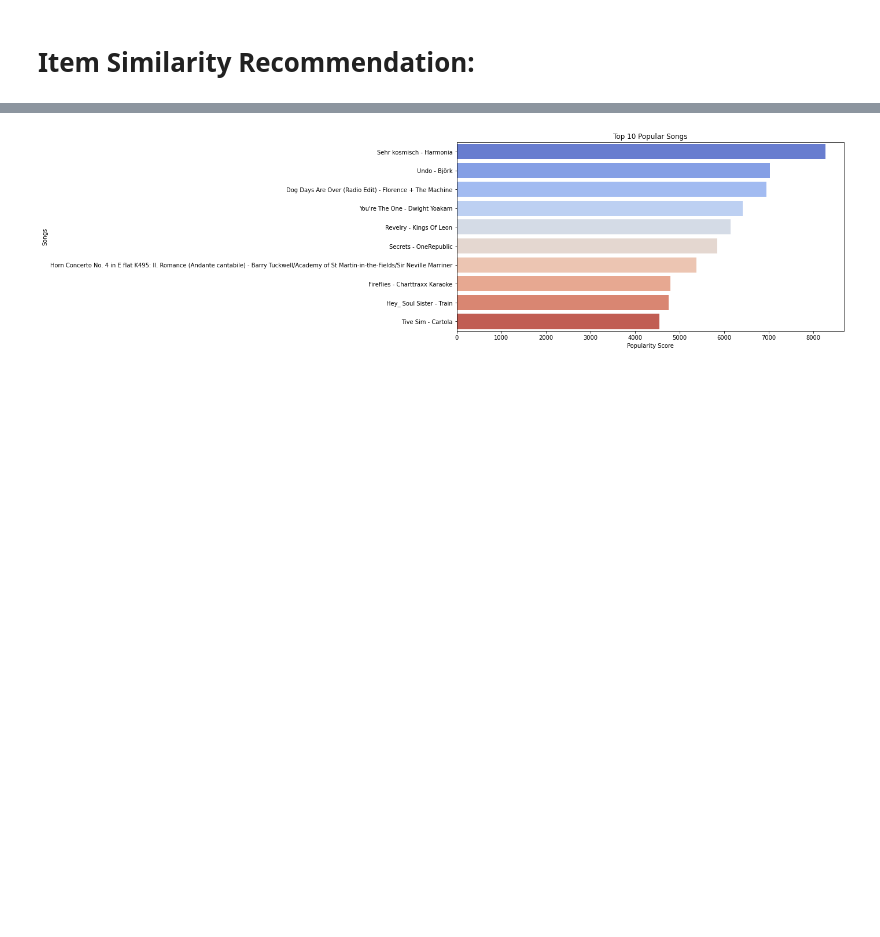
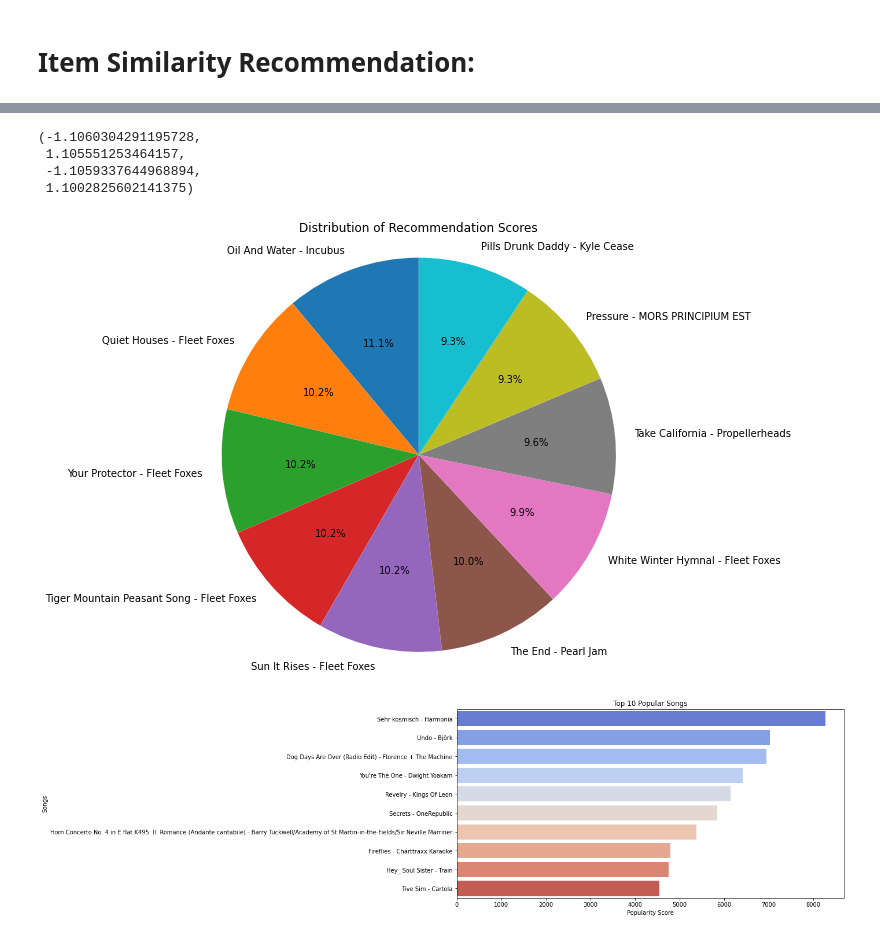
Before and after one commit to jxu14/CS4352FinalProject, a Jupyter notebook: final_project.ipynb, the cells around one changed output, grey strips where cells are left out. Cells and saved outputs as stored; diff of their text form; code cells hidden in the pictures; blank space fills up the shorter version.

```diff
--- a/final_project.ipynb
+++ b/final_project.ipynb
@@ -133,9 +137,7 @@ for user_item in user_items:
 
 
 # give song recommendation for that user
-ir.recommend(song_df_20k['user_id'][5])
-# give related songs based on the words
-ir.get_similar_items(['Oliver James - Fleet Foxes', 'The End - Pearl Jam'])
+recommendations = ir.recommend(song_df_20k['user_id'][5])
 # %% [output]
 The Cove - Jack Johnson
 Entre Dos Aguas - Paco De Lucia
@@ -168,3 +176,17 @@ Non zero values in cooccurence_matrix :272
+# %%
+import matplotlib.pyplot as plt
+
+
+plt.figure(figsize=(10, 8))
+plt.pie(recommendations['score'], labels=recommendations['song'], autopct='%1.1f%%', startangle=90)
+plt.title('Distribution of Recommendation Scores')
+plt.axis('equal')
+# %% [output]
+(-1.1060304291195728,
+ 1.105551253464157,
+ -1.1059337644968894,
+ 1.1002825602141375)
+[figure, added]
 # %%
 import matplotlib.pyplot as plt
 import seaborn as sns
```
Also changed, not shown: parts of 10 cells of this notebook.
